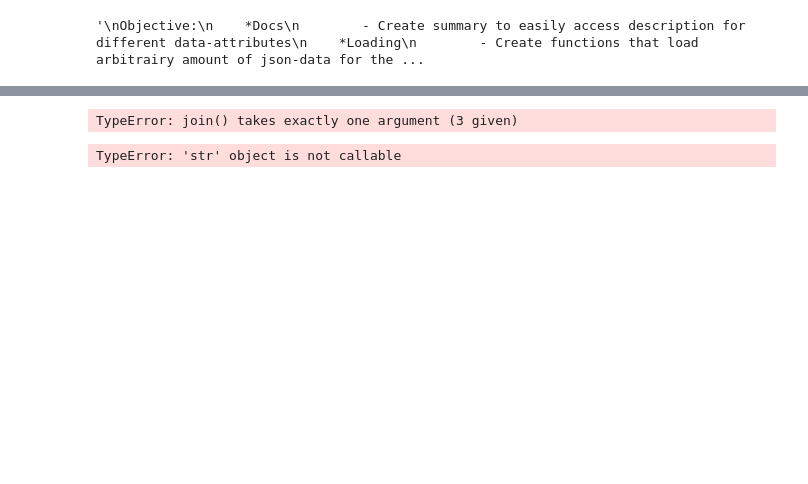
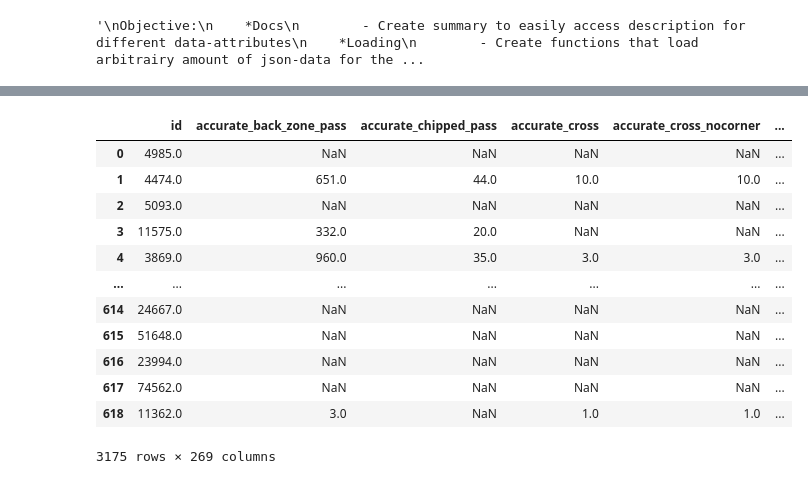
Before and after one commit to timoudas/premier_league_api, a Jupyter notebook: API_scraper/model/Untitled.ipynb, the cells around one changed output, grey strips where cells are left out. Saved outputs shown, nothing was run; the diff lists cells and outputs as text; code cells hidden in the pictures; blank space fills up the shorter version.

```diff
--- a/API_scraper/model/Untitled.ipynb
+++ b/API_scraper/model/Untitled.ipynb
@@ -121,7 +140,20 @@ def func(*args):
-# %%
-func('ar', 'be', 'te')
-# %% [output]
-TypeError: join() takes exactly one argument (3 given)
+# %%
+pd.set_option("display.max.columns", None)
+df
+# %% [output]
+|  | id | accurate_back_zone_pass | accurate_chipped_pass | accurate_cross | accurate_cross_nocorner | ... |
+| 0 | 4985.0 | NaN | NaN | NaN | NaN | ... |
+| 1 | 4474.0 | 651.0 | 44.0 | 10.0 | 10.0 | ... |
+| 2 | 5093.0 | NaN | NaN | NaN | NaN | ... |
+| 3 | 11575.0 | 332.0 | 20.0 | NaN | NaN | ... |
+| 4 | 3869.0 | 960.0 | 35.0 | 3.0 | 3.0 | ... |
+| ... | ... | ... | ... | ... | ... | ... |
+| 614 | 24667.0 | NaN | NaN | NaN | NaN | ... |
+| 615 | 51648.0 | NaN | NaN | NaN | NaN | ... |
+| 616 | 23994.0 | NaN | NaN | NaN | NaN | ... |
+| 617 | 74562.0 | NaN | NaN | NaN | NaN | ... |
+| 618 | 11362.0 | 3.0 | NaN | 1.0 | 1.0 | ... |
+3175 rows × 269 columns
 # %%
 import sqlite3
 from sqlite3 import Error
@@ -137,8 +169,3 @@ def create_connection(path):
     return connection
 
 connection = create_connection("test_db.sqlite")
-# %%
-str_j = 'print'
-str_j('hello')
-# %% [output]
-TypeError: 'str' object is not callable
```
Also changed, not shown: parts of 4 cells of this notebook, 4 other files.
